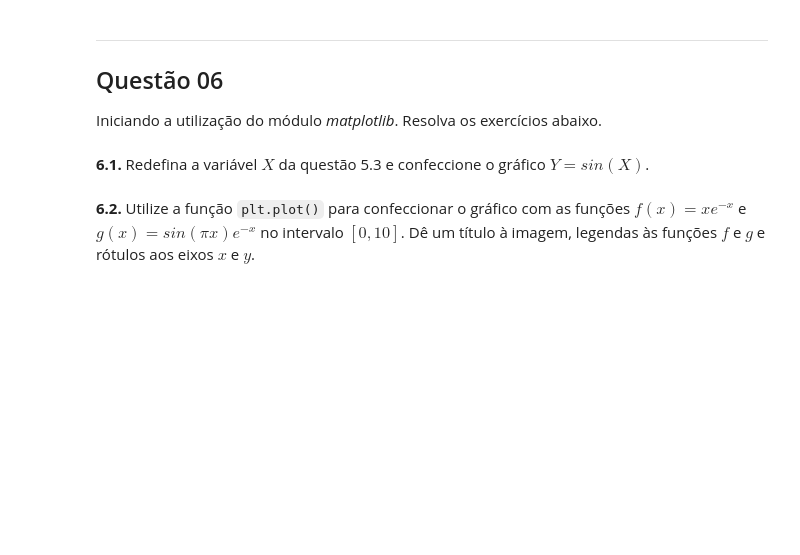
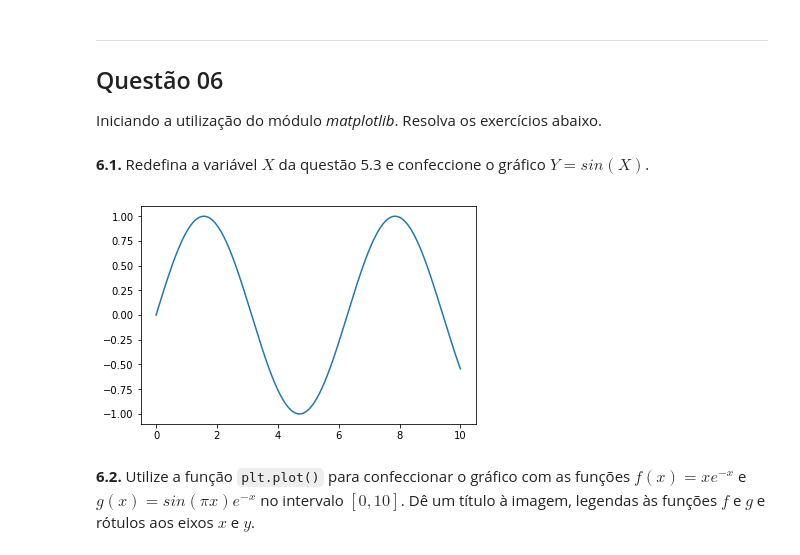
Before and after one commit to grupo-estudo-metodos/listas, a Jupyter notebook: MNE_L01.ipynb, the cells around one changed output. Saved outputs shown, nothing was run; the diff lists cells and outputs as text; code cells hidden in the pictures; blank space fills up the shorter version.

```diff
--- a/MNE_L01.ipynb
+++ b/MNE_L01.ipynb
@@ -168,5 +303,12 @@ Em seguida, mostre os seus respectivos formatos com a função `shape()`.
 Iniciando a utilização do módulo _matplotlib_. Resolva os exercícios abaixo.
 # %% [markdown]
 **6.1.** Redefina a variável $X$ da questão 5.3 e confeccione o gráfico $Y = sin(X)$.
+# %%
+X=np.linspace(0,10,500)
+Y=np.sin(X)
+plt.plot(X,Y)
+plt.show()
+# %% [output]
+[figure, added]
 # %% [markdown]
 **6.2.** Utilize a função `plt.plot()` para confeccionar o gráfico com as funções $f(x) = xe^{-x}$ e $g(x) = sin(\pi x)e^{-x}$ no intervalo $[0, 10]$. Dê um título à imagem, legendas às funções $f$ e $g$ e rótulos aos eixos $x$ e $y$.
```
Also changed, not shown: parts of 21 cells of this notebook.
